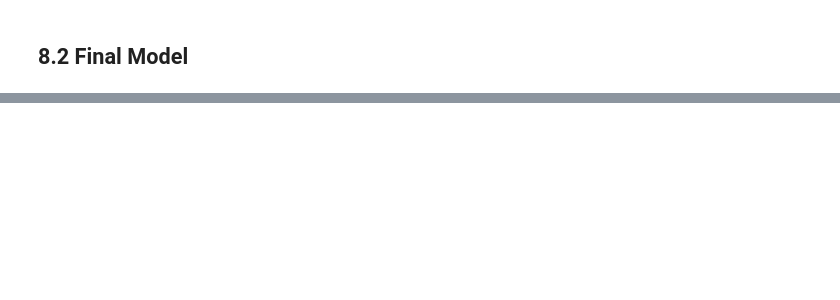
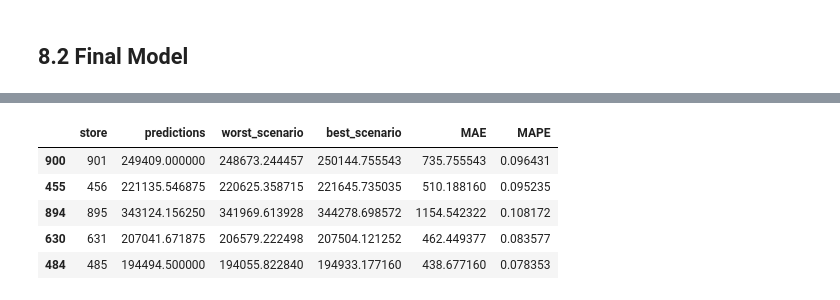
Before and after one commit to fr22/Rossmann_sales_prediction, a Jupyter notebook: store_sales_prediction.ipynb, the cells around one changed output, grey strips where cells are left out. Saved outputs shown, nothing was run; the diff lists cells and outputs as text; code cells hidden in the pictures; blank space fills up the shorter version.

```diff
--- a/store_sales_prediction.ipynb
+++ b/store_sales_prediction.ipynb
@@ -1572,0 +1629,9 @@ xgb_result_result
+# %%
+df92.sample(5)
+# %% [output]
+|  | store | predictions | worst_scenario | best_scenario | MAE | MAPE |
+| 900 | 901 | 249409.000000 | 248673.244457 | 250144.755543 | 735.755543 | 0.096431 |
+| 455 | 456 | 221135.546875 | 220625.358715 | 221645.735035 | 510.188160 | 0.095235 |
+| 894 | 895 | 343124.156250 | 341969.613928 | 344278.698572 | 1154.542322 | 0.108172 |
+| 630 | 631 | 207041.671875 | 206579.222498 | 207504.121252 | 462.449377 | 0.083577 |
+| 484 | 485 | 194494.500000 | 194055.822840 | 194933.177160 | 438.677160 | 0.078353 |
```
Also changed, not shown: parts of 33 cells of this notebook.
